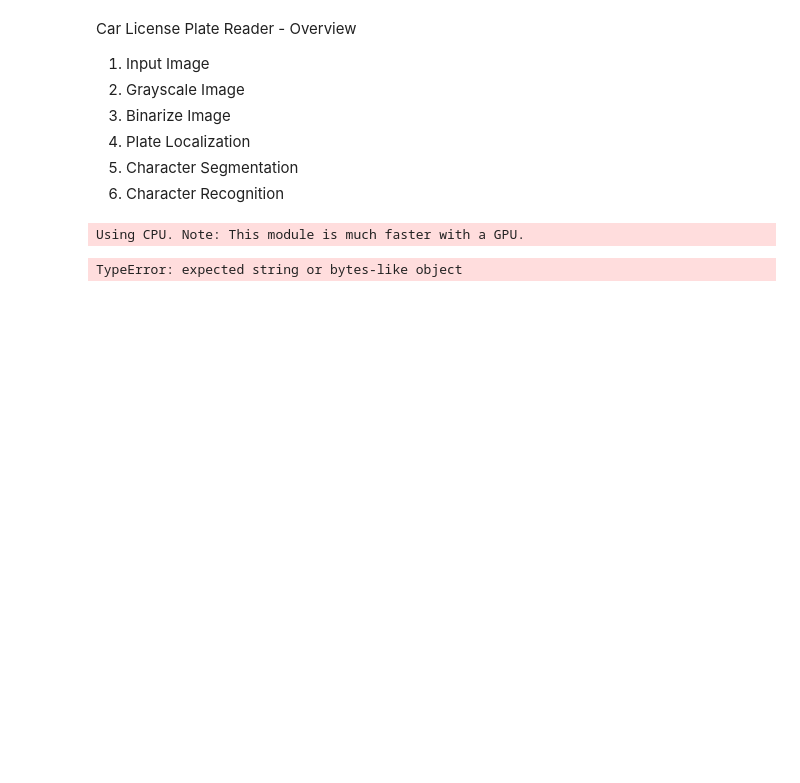
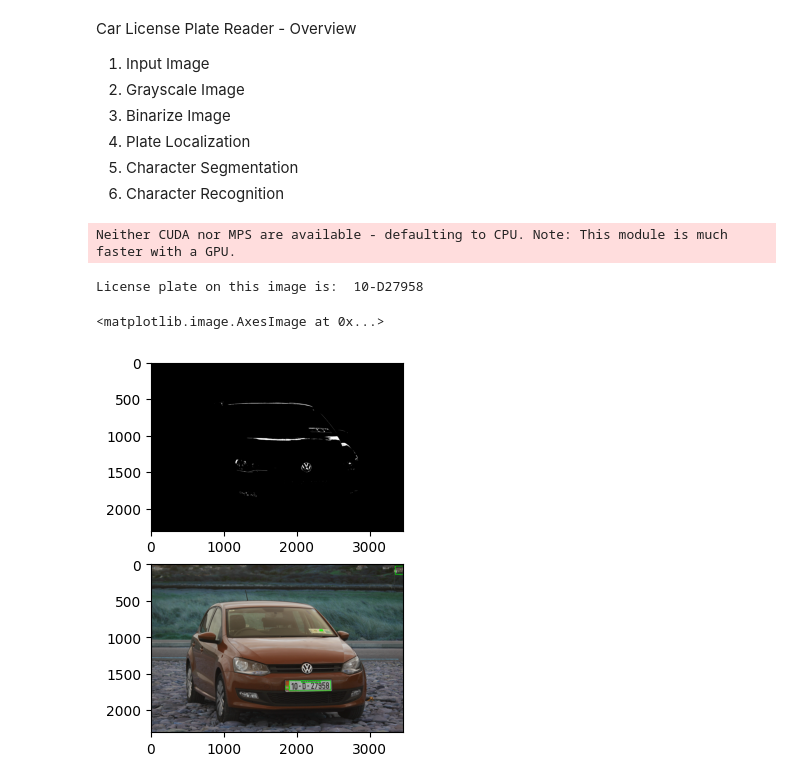
Before and after one commit to IP2324CarLicensePlateReader/CarLicensePlateReader, a Jupyter notebook: CarLicensePlatesReader.ipynb, the cells around one changed output. Cells and saved outputs as stored; diff of their text form; code cells hidden in the pictures; blank space fills up the shorter version.

Commit message:
Drawn rectangle around license plates

```diff
--- a/CarLicensePlatesReader.ipynb
+++ b/CarLicensePlatesReader.ipynb
@@ -57,7 +57,7 @@ morph = cv2.morphologyEx(thres_adaptive,cv2.MORPH_CLOSE,shape)
 boundary = cv2.morphologyEx(morph,cv2.MORPH_GRADIENT,shape)
 
 # Instance of reader to detect roman characters
-reader = easyocr.Reader(['en'], gpu=False)
+reader = easyocr.Reader(['en'], gpu=True)
 
 # Roman character Recognition after morphology applied or Inverted Threshold
 textBox = reader.readtext(thres_adaptive)
@@ -71,7 +71,7 @@ for t in textBox:
     # print(t)
     bbox, text, score = t
 
-    # cv2.rectangle(image, bbox[0], bbox[2], (0, 255, 0), 5)
+    cv2.rectangle(image, bbox[0], bbox[2], (0, 255, 0), 5)
 
     # Pattern that checks through for valid recognized license plates
     if found == False:
@@ -83,33 +83,35 @@ for t in textBox:
             print("License plate on this image is: ", text)
             found = True
             break
         elif re.match('\w\w\w-', text):
             print("License plate on this image is: ", text)
             found = True
             break
         elif re.match('\w\w\w\s-', text):
             print("License plate on this image is: ", text)
             found = True
             break
 
 if found == False:
     print("Licenses Plates not found!")
 
 # For loop to be used to mask out the license plates number
 # for c in contours:
 #     if contours == 0:
 #         canvas = cv2.fillConvexPoly(mask, contours_mask[contours], (0, 0, 0,))
 
 fig, args = plt.subplots(2, 1)
 args[0].imshow(thres, cmap='gray')
-args[1].imshow(morph, cmap='gray')
+args[1].imshow(image)
 
 # cv2.imwrite("new_image.jpg", boundary)
 # plt.imshow(cv2.cvtColor(image, cv2.COLOR_BGR2RGB))
 # plt.imshow(thres, cmap='gray')
 # plt.show()
 # cv2.destroyAllWindows()
 # cv2.waitKey(1)
 # %% [output]
-Using CPU. Note: This module is much faster with a GPU.
+Neither CUDA nor MPS are available - defaulting to CPU. Note: This module is much faster with a GPU.
-TypeError: expected string or bytes-like object
+License plate on this image is:  10-D27958
+<matplotlib.image.AxesImage at 0x...>
+[figure, added]
```
